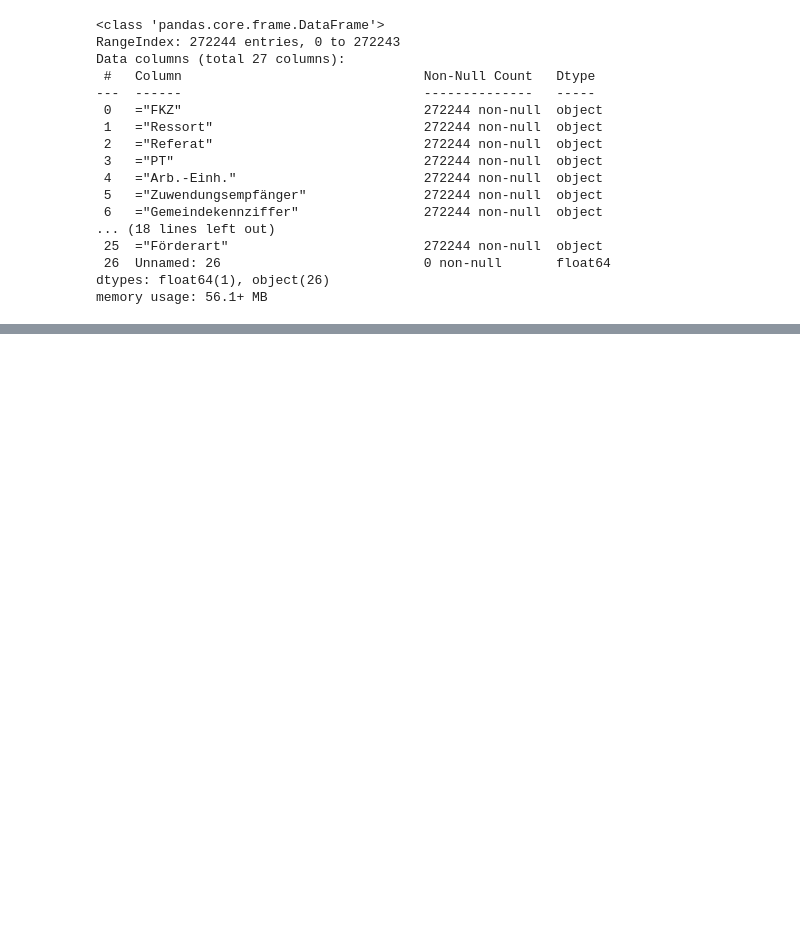
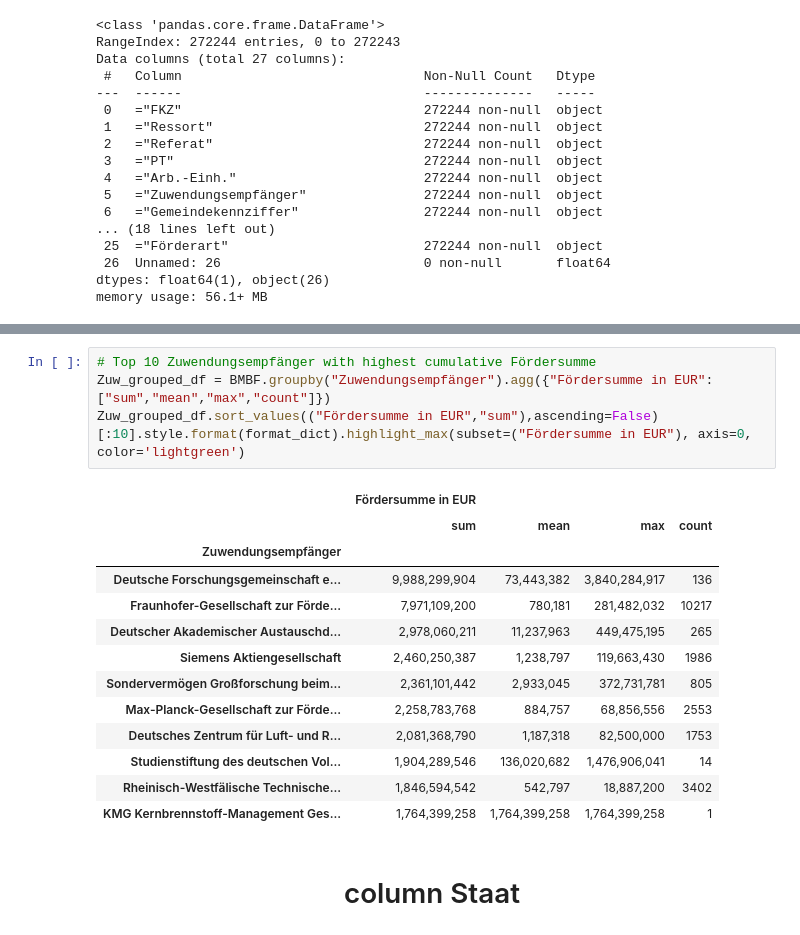
Before and after one commit to isaacduong/BMBF, a Jupyter notebook: eda/BMBF_eda (1. notebook).ipynb, the cells around one changed output, grey strips where cells are left out. Cells and saved outputs as stored; diff of their text form; blank space fills up the shorter version.

```diff
--- a/eda/BMBF_eda (1. notebook).ipynb
+++ b/eda/BMBF_eda (1. notebook).ipynb
@@ -177,0 +259,20 @@ BMBF_Israel[BMBF_Israel["lang"]=="en"]
+# %%
+# Top 10 Zuwendungsempfänger with highest cumulative Fördersumme
+Zuw_grouped_df = BMBF.groupby("Zuwendungsempfänger").agg({"Fördersumme in EUR":["sum","mean","max","count"]})
+Zuw_grouped_df.sort_values(("Fördersumme in EUR","sum"),ascending=False)[:10].style.format(format_dict).highlight_max(subset=("Fördersumme in EUR"), axis=0, color='lightgreen')
+# %% [output]
+|  | Fördersumme in EUR |  |  |  |
+|  | sum | mean | max | count |
+| Zuwendungsempfänger |  |  |  |  |
+| Deutsche Forschungsgemeinschaft e... | 9,988,299,904 | 73,443,382 | 3,840,284,917 | 136 |
+| Fraunhofer-Gesellschaft zur Förde... | 7,971,109,200 | 780,181 | 281,482,032 | 10217 |
+| Deutscher Akademischer Austauschd... | 2,978,060,211 | 11,237,963 | 449,475,195 | 265 |
+| Siemens Aktiengesellschaft | 2,460,250,387 | 1,238,797 | 119,663,430 | 1986 |
+| Sondervermögen Großforschung beim... | 2,361,101,442 | 2,933,045 | 372,731,781 | 805 |
+| Max-Planck-Gesellschaft zur Förde... | 2,258,783,768 | 884,757 | 68,856,556 | 2553 |
+| Deutsches Zentrum für Luft- und R... | 2,081,368,790 | 1,187,318 | 82,500,000 | 1753 |
+| Studienstiftung des deutschen Vol... | 1,904,289,546 | 136,020,682 | 1,476,906,041 | 14 |
+| Rheinisch-Westfälische Technische... | 1,846,594,542 | 542,797 | 18,887,200 | 3402 |
+| KMG Kernbrennstoff-Management Ges... | 1,764,399,258 | 1,764,399,258 | 1,764,399,258 | 1 |
+# %% [markdown]
+# <center> column Staat </center>
```
Also changed, not shown: parts of 49 cells of this notebook, 5 other files.
